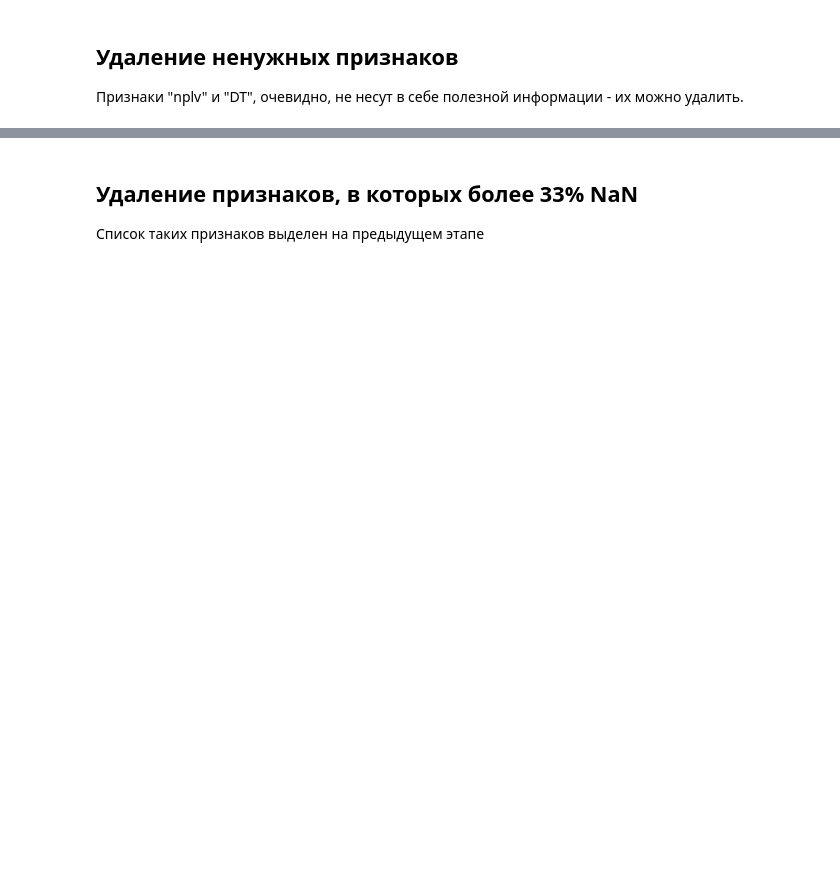
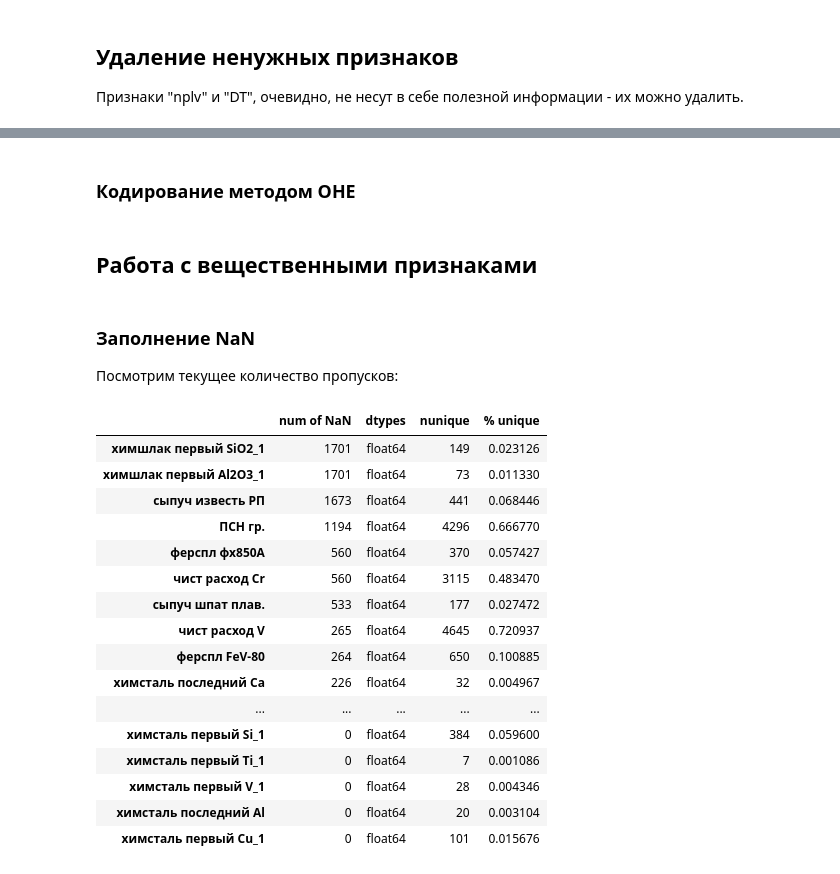
Before and after one commit to comptech-winter-school/steel-alloying, a Jupyter notebook: Melekhin/1 Preprocessing.ipynb, the cells around one changed output, grey strips where cells are left out. Cells and saved outputs as stored; diff of their text form; code cells hidden in the pictures; blank space fills up the shorter version.

```diff
--- a/Melekhin/1 Preprocessing.ipynb
+++ b/Melekhin/1 Preprocessing.ipynb
@@ -104,3 +281,34 @@ Name: ПРОФИЛЬ, dtype: int64
-# %% [markdown]
-## Удаление признаков, в которых более 33% NaN
-Список таких признаков выделен на предыдущем этапе
+# %% [markdown]
+### Кодирование методом OHE
+# %%
+dummies = pd.get_dummies(dataset[categorical_features])
+
+dataset = pd.concat([dummies, dataset.drop(categorical_features, axis=1)], axis=1)
+# %% [markdown]
+## Работа с вещественными признаками
+# %% [markdown]
+### Заполнение NaN
+
+Посмотрим текущее количество пропусков:
+# %%
+numerical_features = list_numerical_features(dataset.drop(target_features, axis=1))
+
+make_description(dataset[numerical_features]).sort_values('num of NaN', ascending=False)
+# %% [output]
+|  | num of NaN | dtypes | nunique | % unique |
+| химшлак первый SiO2_1 | 1701 | float64 | 149 | 0.023126 |
+| химшлак первый Al2O3_1 | 1701 | float64 | 73 | 0.011330 |
+| сыпуч известь РП | 1673 | float64 | 441 | 0.068446 |
+| ПСН гр. | 1194 | float64 | 4296 | 0.666770 |
+| ферспл фх850А | 560 | float64 | 370 | 0.057427 |
+| чист расход Cr | 560 | float64 | 3115 | 0.483470 |
+| сыпуч шпат плав. | 533 | float64 | 177 | 0.027472 |
+| чист расход V | 265 | float64 | 4645 | 0.720937 |
+| ферспл FeV-80 | 264 | float64 | 650 | 0.100885 |
+| химсталь последний Ca | 226 | float64 | 32 | 0.004967 |
+| ... | ... | ... | ... | ... |
+| химсталь первый Si_1 | 0 | float64 | 384 | 0.059600 |
+| химсталь первый Ti_1 | 0 | float64 | 7 | 0.001086 |
+| химсталь первый V_1 | 0 | float64 | 28 | 0.004346 |
+| химсталь последний Al | 0 | float64 | 20 | 0.003104 |
+| химсталь первый Cu_1 | 0 | float64 | 101 | 0.015676 |
```
Also changed, not shown: parts of 58 cells of this notebook, 2 other files.
